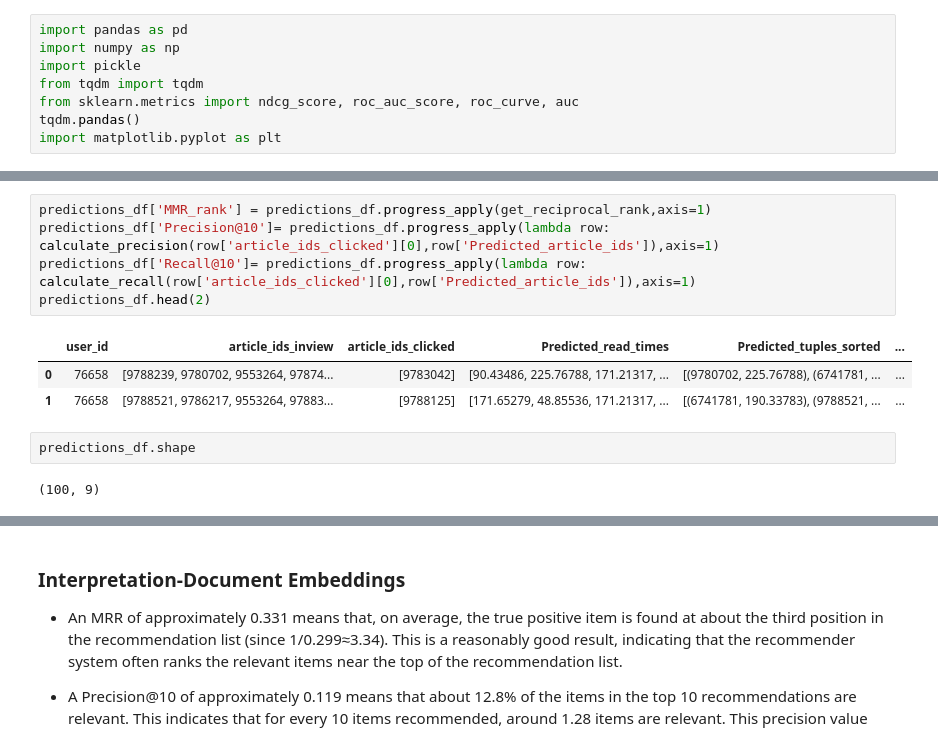
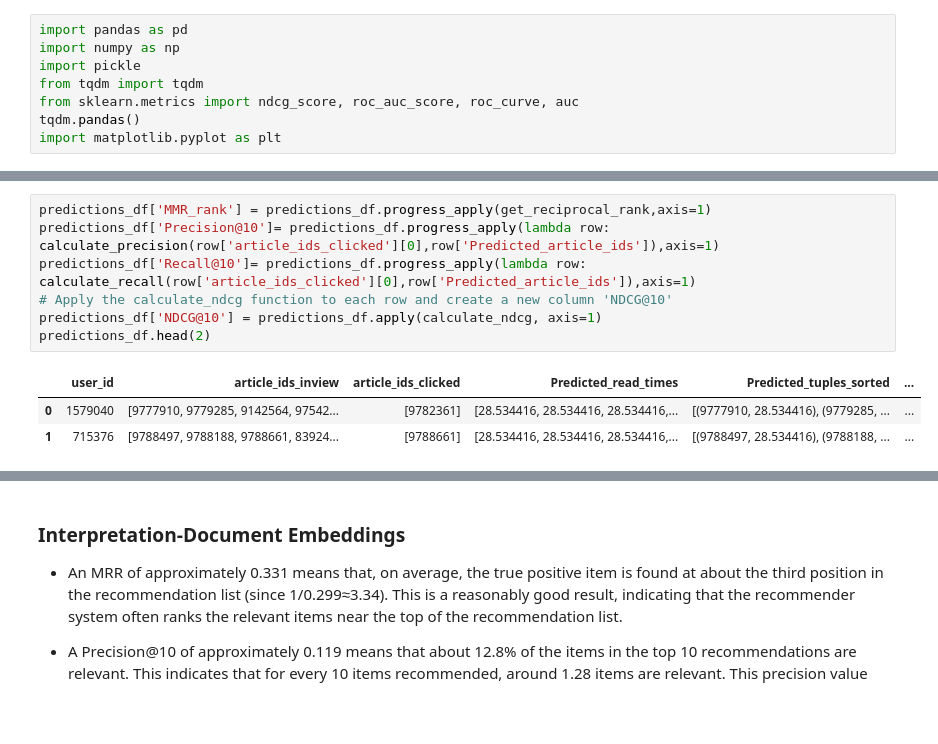
Before and after one commit to akisgazepidis/Recommendation_System_RecSys_Challenge_2024, a Jupyter notebook: 6. RS_Evaluation.ipynb, the cells around one changed output, grey strips where cells are left out. Cells and saved outputs as stored; diff of their text form; blank space fills up the shorter version.

```diff
--- a/6. RS_Evaluation.ipynb
+++ b/6. RS_Evaluation.ipynb
@@ -138,13 +93,11 @@ def calculate_recall(target, predictions):
 # %%
 predictions_df['MMR_rank'] = predictions_df.progress_apply(get_reciprocal_rank,axis=1)
 predictions_df['Precision@10']= predictions_df.progress_apply(lambda row: calculate_precision(row['article_ids_clicked'][0],row['Predicted_article_ids']),axis=1)
 predictions_df['Recall@10']= predictions_df.progress_apply(lambda row: calculate_recall(row['article_ids_clicked'][0],row['Predicted_article_ids']),axis=1)
+# Apply the calculate_ndcg function to each row and create a new column 'NDCG@10'
+predictions_df['NDCG@10'] = predictions_df.apply(calculate_ndcg, axis=1)
 predictions_df.head(2)
 # %% [output]
 |  | user_id | article_ids_inview | article_ids_clicked | Predicted_read_times | Predicted_tuples_sorted | ... |
-| 0 | 76658 | [9788239, 9780702, 9553264, 97874... | [9783042] | [90.43486, 225.76788, 171.21317, ... | [(9780702, 225.76788), (6741781, ... | ... |
-| 1 | 76658 | [9788521, 9786217, 9553264, 97883... | [9788125] | [171.65279, 48.85536, 171.21317, ... | [(6741781, 190.33783), (9788521, ... | ... |
+| 0 | 1579040 | [9777910, 9779285, 9142564, 97542... | [9782361] | [28.534416, 28.534416, 28.534416,... | [(9777910, 28.534416), (9779285, ... | ... |
+| 1 | 715376 | [9788497, 9788188, 9788661, 83924... | [9788661] | [28.534416, 28.534416, 28.534416,... | [(9788497, 28.534416), (9788188, ... | ... |
-# %%
-predictions_df.shape
-# %% [output]
-(100, 9)
```
Also changed, not shown: parts of 17 cells of this notebook, 4 other files.
